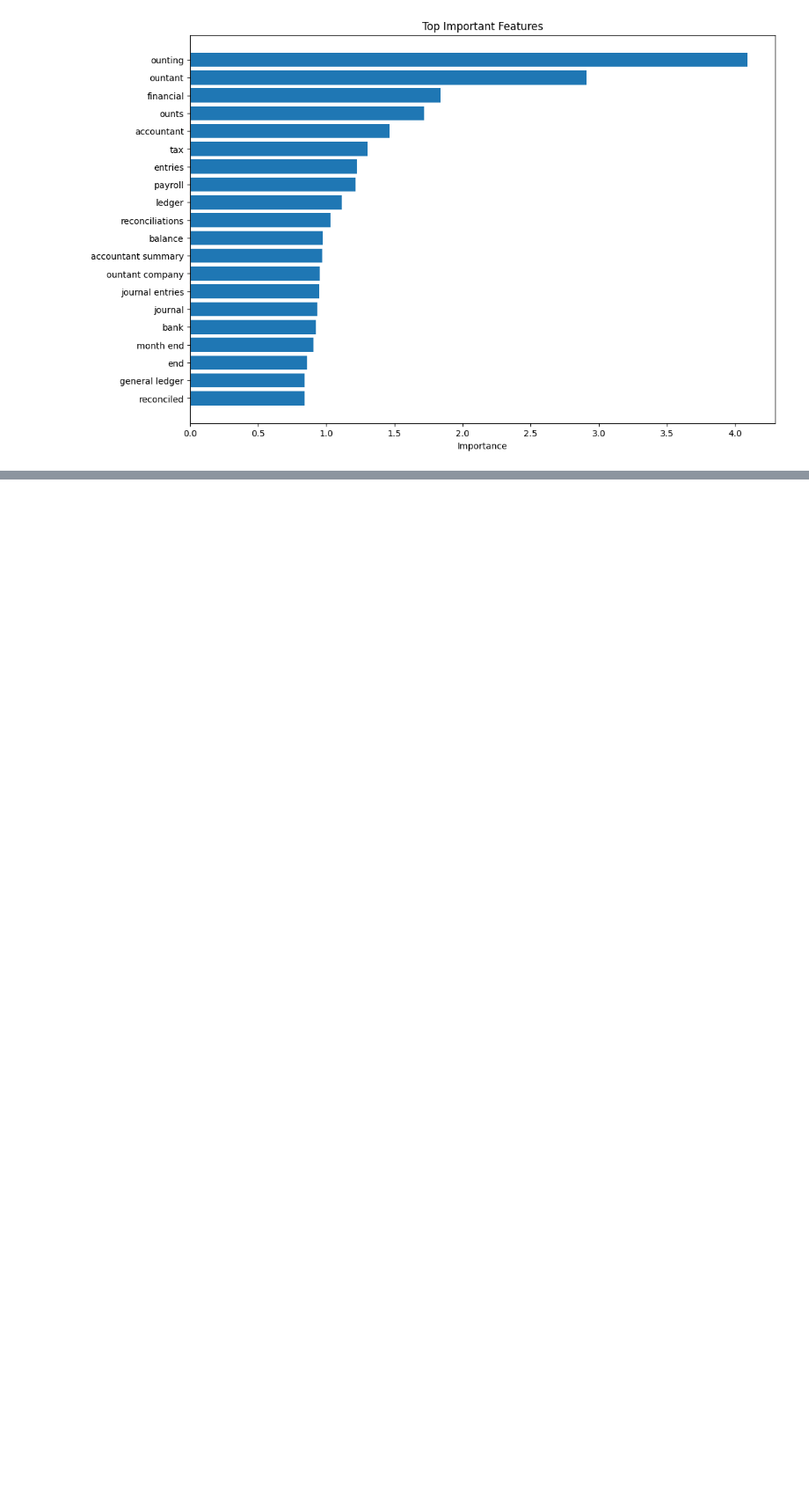
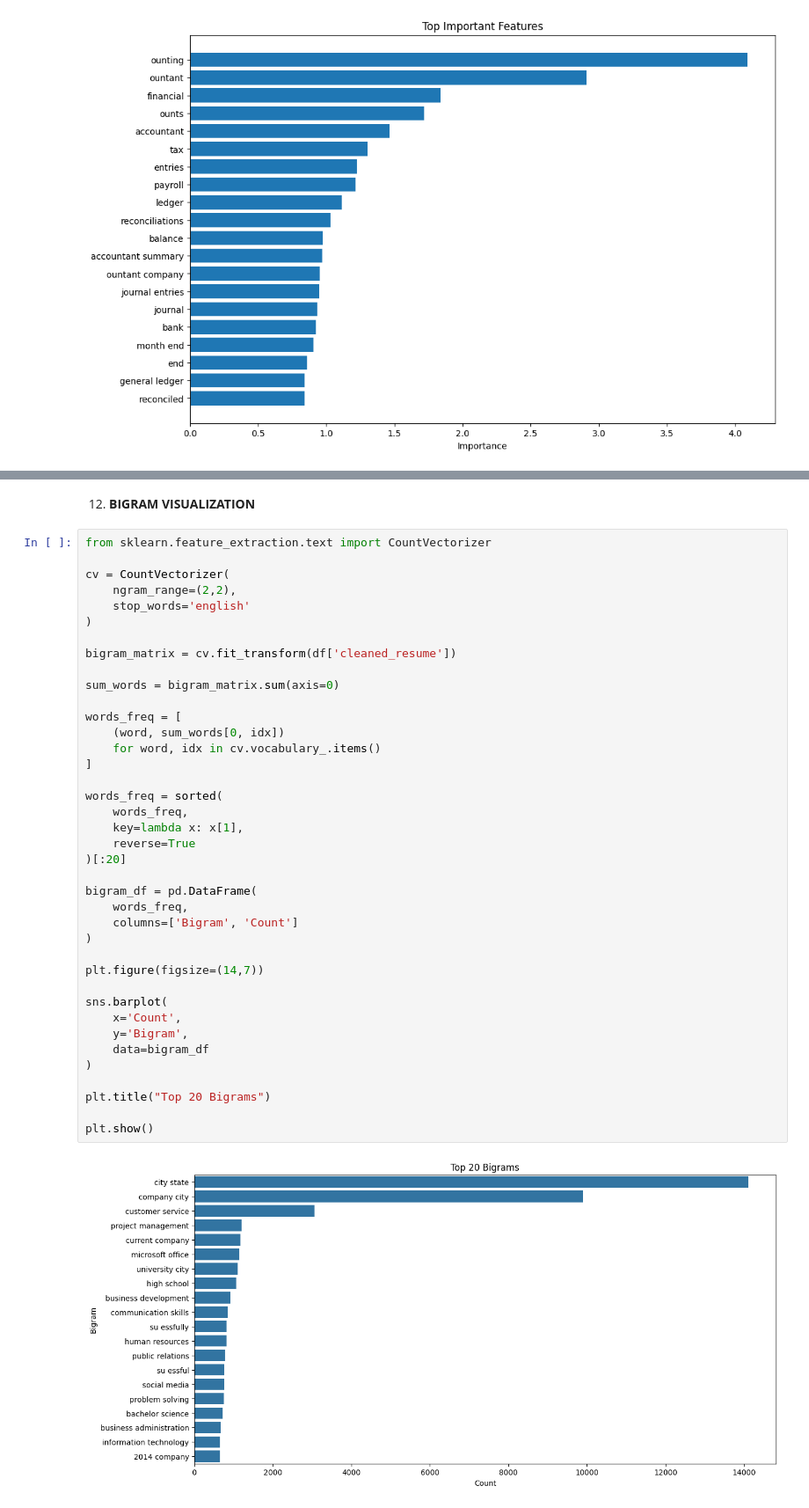
Before and after one commit to jannatul-fredaues/HireMind-AI, a Jupyter notebook: Data Preprocessing/HireMind_AI.ipynb, the cells around one changed output, grey strips where cells are left out. Shown at 88% size. Cells and saved outputs as stored; diff of their text form; blank space fills up the shorter version.

```diff
--- a/Data Preprocessing/HireMind_AI.ipynb
+++ b/Data Preprocessing/HireMind_AI.ipynb
@@ -513,0 +555,43 @@ plt.show()
+# %% [markdown]
+12. **BIGRAM VISUALIZATION**
+# %%
+from sklearn.feature_extraction.text import CountVectorizer
+
+cv = CountVectorizer(
+    ngram_range=(2,2),
+    stop_words='english'
+)
+
+bigram_matrix = cv.fit_transform(df['cleaned_resume'])
+
+sum_words = bigram_matrix.sum(axis=0)
+
+words_freq = [
+    (word, sum_words[0, idx])
+    for word, idx in cv.vocabulary_.items()
+]
+
+words_freq = sorted(
+    words_freq,
+    key=lambda x: x[1],
+    reverse=True
+)[:20]
+
+bigram_df = pd.DataFrame(
+    words_freq,
+    columns=['Bigram', 'Count']
+)
+
+plt.figure(figsize=(14,7))
+
+sns.barplot(
+    x='Count',
+    y='Bigram',
+    data=bigram_df
+)
+
+plt.title("Top 20 Bigrams")
+
+plt.show()
+# %% [output]
+[figure, added]
```
Also changed, not shown: parts of 11 cells of this notebook.
